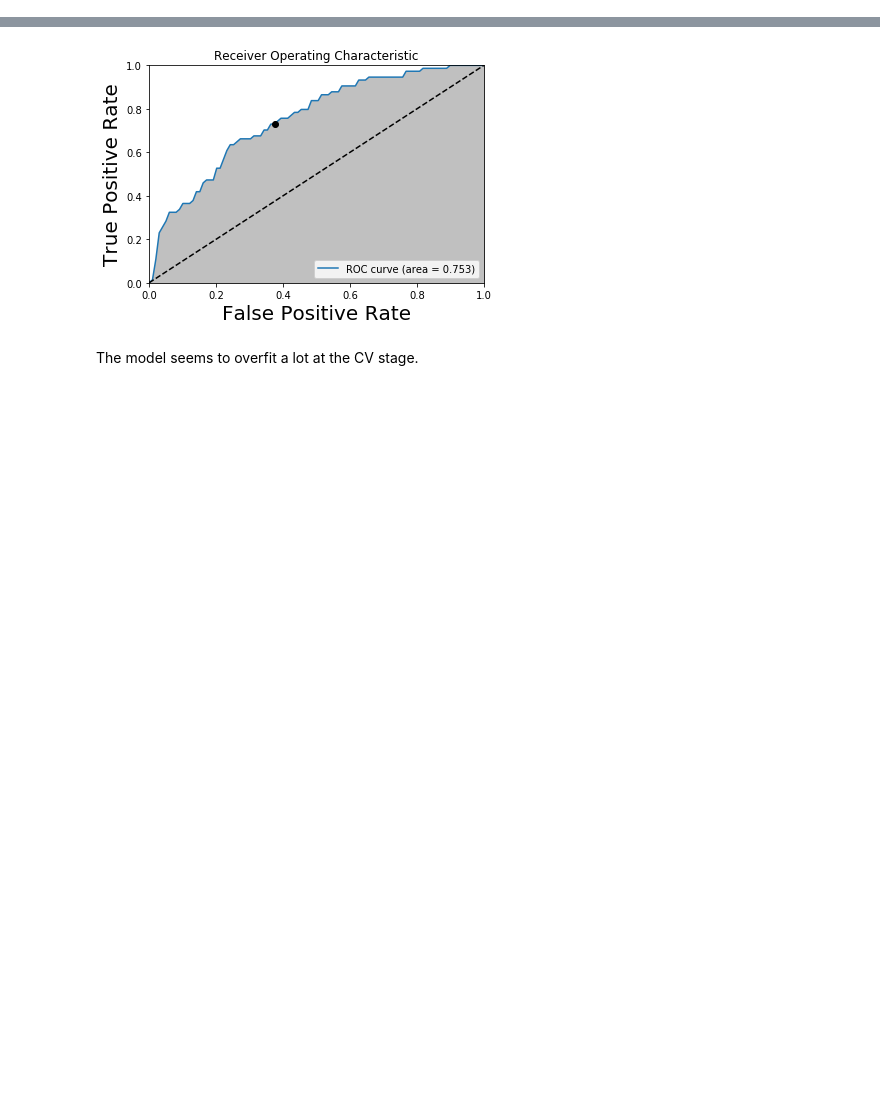
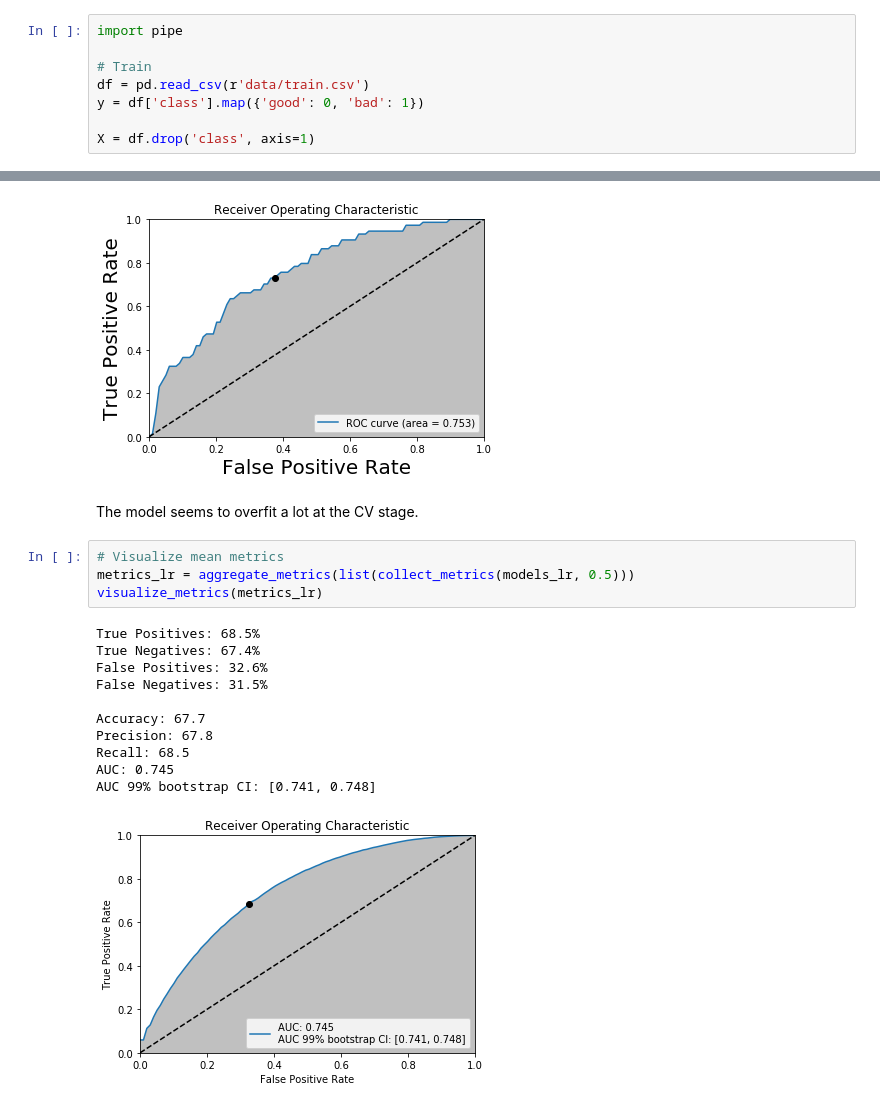
Before and after one commit to ayorgo/german-credit, a Jupyter notebook: prediction.ipynb, the cells around one changed output, grey strips where cells are left out. Saved outputs shown, nothing was run; the diff lists cells and outputs as text; blank space fills up the shorter version.

```diff
--- a/prediction.ipynb
+++ b/prediction.ipynb
@@ -45,0 +188,8 @@ X.shape
+# %%
+import pipe
+
+# Train
+df = pd.read_csv(r'data/train.csv')
+y = df['class'].map({'good': 0, 'bad': 1})
+
+X = df.drop('class', axis=1)
@@ -202,3 +419,19 @@ Area under the curve: 0.753
 [figure]
 # %% [markdown]
 The model seems to overfit a lot at the CV stage.
+# %%
+# Visualize mean metrics
+metrics_lr = aggregate_metrics(list(collect_metrics(models_lr, 0.5)))
+visualize_metrics(metrics_lr)
+# %% [output]
+True Positives: 68.5%
+True Negatives: 67.4%
+False Positives: 32.6%
+False Negatives: 31.5%
+
+Accuracy: 67.7
+Precision: 67.8
+Recall: 68.5
+AUC: 0.745
+AUC 99% bootstrap CI: [0.741, 0.748]
+[figure, added]
```
Also changed, not shown: parts of 58 cells of this notebook, 2 other files.
